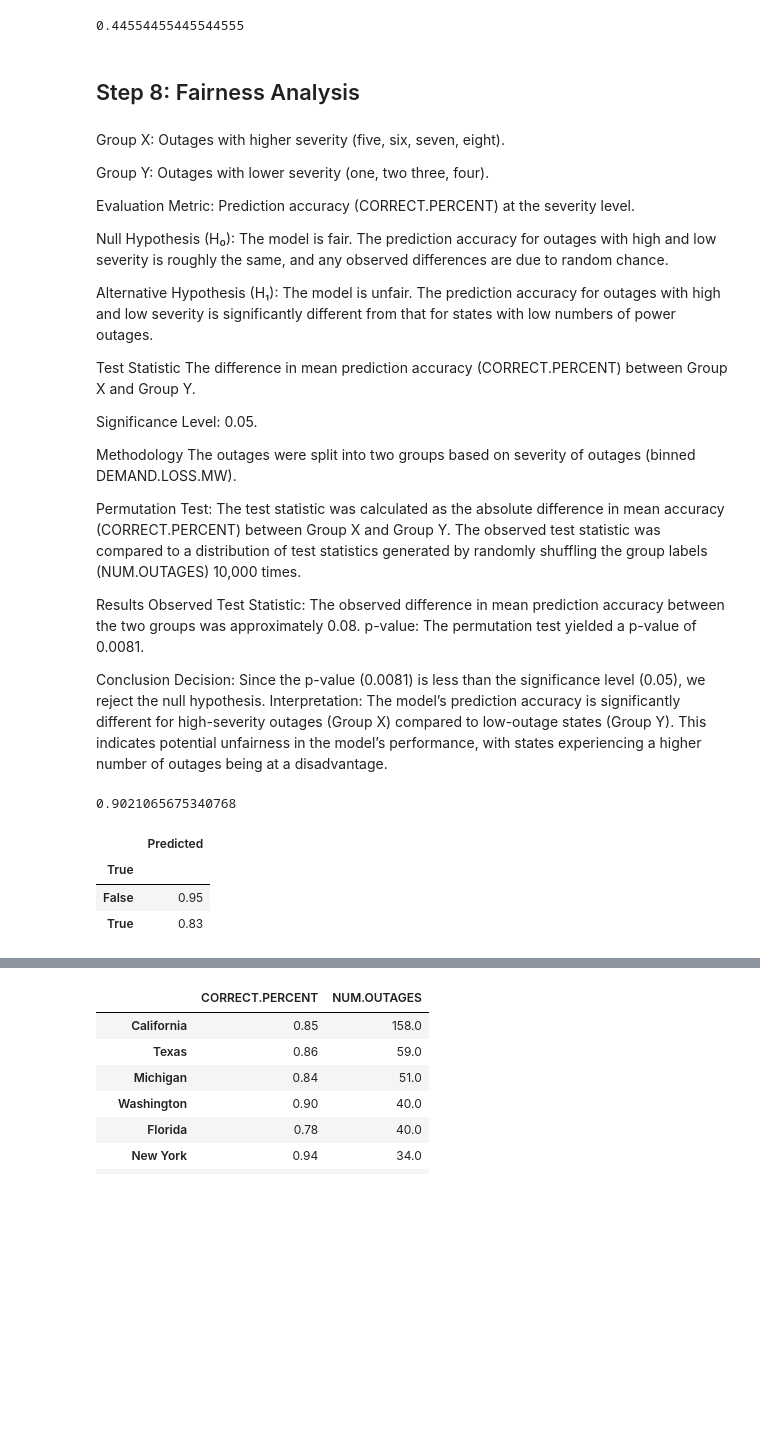
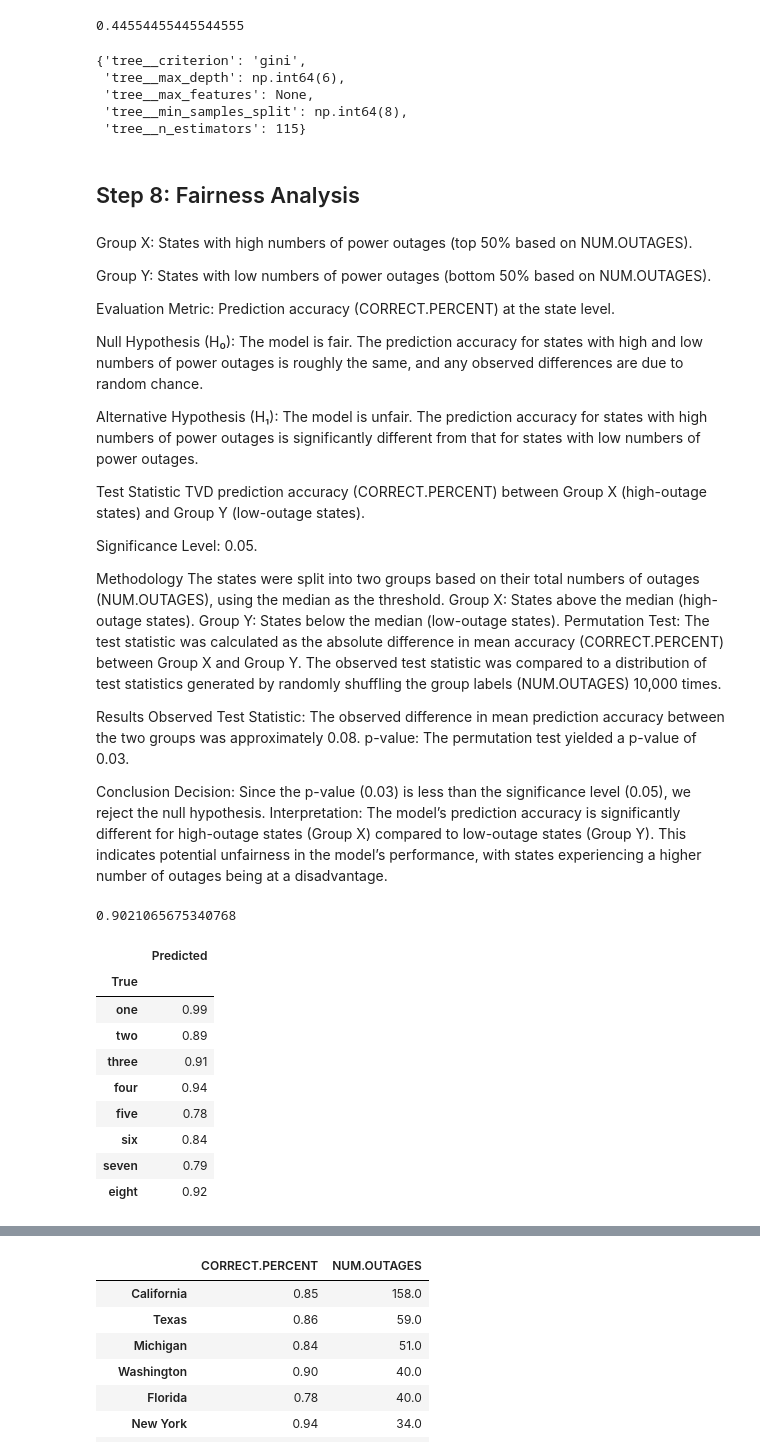
Before and after one commit to averma205/National-Power-Outages-Severity-Analysis, a Jupyter notebook: severity_analysis.ipynb, the cells around one changed output, grey strips where cells are left out. Saved outputs shown, nothing was run; the diff lists cells and outputs as text; code cells hidden in the pictures; blank space fills up the shorter version.

```diff
--- a/severity_analysis.ipynb
+++ b/severity_analysis.ipynb
@@ -319,7 +325,10 @@ preds = pd.concat([numerical, hot, quads, severity[["DEMAND.LOSS.MW"]]], axis=1)
 
 cleaned = original
 # %%
-results = preds.apply(lambda col: pd.Series([LinearRegression().fit(col.reset_index(), preds["DEMAND.LOSS.MW"].dropna()).score(col.reset_index(), preds["DEMAND.LOSS.MW"].dropna()), np.sqrt(((preds["DEMAND.LOSS.MW"].dropna() - LinearRegression().fit(col.reset_index(), preds["DEMAND.LOSS.MW"].dropna()).predict(col.reset_index()))**2).sum()/preds["DEMAND.LOSS.MW"].dropna().size)])).rename(index={0: "R^2", 1: "RMSE"})
+results = preds.apply(lambda col: pd.Series([LinearRegression().fit(col.reset_index(),
+preds["DEMAND.LOSS.MW"].dropna()).score(col.reset_index(), preds["DEMAND.LOSS.MW"].dropna()),
+np.sqrt(((preds["DEMAND.LOSS.MW"].dropna() - LinearRegression().fit(col.reset_index(), preds["DEMAND.LOSS.MW"].dropna())
+          .predict(col.reset_index()))**2).sum()/preds["DEMAND.LOSS.MW"].dropna().size)])).rename(index={0: "R^2", 1: "RMSE"})
 pd.options.display.max_rows = 1000
 results.T.sort_values("R^2", ascending=False)
 results.T.head()
@@ -527,54 +533,61 @@ tree_score
 # %%
 %%capture
-# hyperparameters = {
-#     "tree__n_estimators": [105, 115, 125],
-#     "tree__max_depth": np.arange(2, 20, 2),
-#     "tree__min_samples_split": np.arange(2, 10, 2),
-#     "tree__criterion": ["gini", "entropy", "log_loss"],
-#     "tree__max_features": ["sqrt", "log2", None]
-# }
+hyperparameters = {
+    "tree__n_estimators": [105, 115, 125],
+    "tree__max_depth": np.arange(2, 20, 2),
+    "tree__min_samples_split": np.arange(2, 10, 2),
+    "tree__criterion": ["gini", "entropy", "log_loss"],
+    "tree__max_features": ["sqrt", "log2", None]
+}
 
-# grids = GridSearchCV(
-#     processing,
-#     n_jobs=-1,
-#     param_grid=hyperparameters,
-#     return_train_score=True
-# )
-# grids.fit(tests.dropna(), pd.qcut(tests.dropna()["DEMAND.LOSS.MW"], q=10, labels=labels, duplicates='drop'))
-# grids.best_params_
+grids = GridSearchCV(
+    processing,
+    n_jobs=-1,
+    param_grid=hyperparameters,
+    return_train_score=True
+)
+grids.fit(tests.dropna(), pd.qcut(tests.dropna()["DEMAND.LOSS.MW"], q=10, labels=labels, duplicates='drop'))
+grids.best_params_
+# %% [output]
+{'tree__criterion': 'gini',
+ 'tree__max_depth': np.int64(6),
+ 'tree__max_features': None,
+ 'tree__min_samples_split': np.int64(8),
+ 'tree__n_estimators': 115}
 # %% [markdown]
 ## Step 8: Fairness Analysis
 # %% [markdown]
 
-Group X: Outages with higher severity (five, six, seven, eight).
+Group X: States with high numbers of power outages (top 50% based on NUM.OUTAGES).
 
-Group Y: Outages with lower severity (one, two three, four).
+Group Y: States with low numbers of power outages (bottom 50% based on NUM.OUTAGES).
 
-Evaluation Metric: Prediction accuracy (CORRECT.PERCENT) at the severity level.
+Evaluation Metric: Prediction accuracy (CORRECT.PERCENT) at the state level.
 
-Null Hypothesis (H₀): The model is fair. The prediction accuracy for outages with high and low severity is roughly the same, and any observed differences are due to random chance.
+Null Hypothesis (H₀): The model is fair. The prediction accuracy for states with high and low numbers of power outages is roughly the same, and any observed differences are due to random chance.
 
-Alternative Hypothesis (H₁): The model is unfair. The prediction accuracy for outages with high and low severity is significantly different from that for states with low numbers of power outages.
+Alternative Hypothesis (H₁): The model is unfair. The prediction accuracy for states with high numbers of power outages is significantly different from that for states with low numbers of power outages.
 
 Test Statistic
-The difference in mean prediction accuracy (CORRECT.PERCENT) between Group X and Group Y.
+TVD prediction accuracy (CORRECT.PERCENT) between Group X (high-outage states) and Group Y (low-outage states).
 
 Significance Level: 0.05.
 
 Methodology
-The outages were split into two groups based on severity of outages (binned DEMAND.LOSS.MW).
-
+The states were split into two groups based on their total numbers of outages (NUM.OUTAGES), using the median as the threshold.
+Group X: States above the median (high-outage states).
+Group Y: States below the median (low-outage states).
 Permutation Test:
 The test statistic was calculated as the absolute difference in mean accuracy (CORRECT.PERCENT) between Group X and Group Y.
 The observed test statistic was compared to a distribution of test statistics generated by randomly shuffling the group labels (NUM.OUTAGES) 10,000 times.
 
 Results
 Observed Test Statistic: The observed difference in mean prediction accuracy between the two groups was approximately 0.08.
-p-value: The permutation test yielded a p-value of 0.0081.
+p-value: The permutation test yielded a p-value of 0.03.
 
 Conclusion
-Decision: Since the p-value (0.0081) is less than the significance level (0.05), we reject the null hypothesis.
-Interpretation: The model’s prediction accuracy is significantly different for high-severity outages (Group X) compared to low-outage states (Group Y). This indicates potential unfairness in the model’s performance, with states experiencing a higher number of outages being at a disadvantage.
+Decision: Since the p-value (0.03) is less than the significance level (0.05), we reject the null hypothesis.
+Interpretation: The model’s prediction accuracy is significantly different for high-outage states (Group X) compared to low-outage states (Group Y). This indicates potential unfairness in the model’s performance, with states experiencing a higher number of outages being at a disadvantage.
 # %%
 %%capture
 
@@ -606,14 +619,18 @@ final.score(tests.dropna(), pd.qcut(tests.dropna()["DEMAND.LOSS.MW"], q=10, labe
 0.9021065675340768
 # %%
 severity_dist = pd.DataFrame()
-# Splits severity groups into two groups
-# False if equal to or below 'four', else True
+# Add columns to the dataframe containing accuracy for each category of severity
 severity_dist["True"] = pd.qcut(tests.dropna()["DEMAND.LOSS.MW"], q=10, labels=labels, duplicates='drop')
 severity_dist["Predicted"] = severity_dist["True"] == final.predict(tests.dropna())
-severity_dist["True"] = severity_dist["True"].apply(lambda val: val in ["five", "six", "seven", "eight"])
 severity_dist.groupby("True", observed=True).mean()
 # %% [output]
 |  | Predicted |
 | True |  |
-| False | 0.95 |
-| True | 0.83 |
+| one | 0.99 |
+| two | 0.89 |
+| three | 0.91 |
+| four | 0.94 |
+| five | 0.78 |
+| six | 0.84 |
+| seven | 0.79 |
+| eight | 0.92 |
```
Also changed, not shown: parts of 5 cells of this notebook.
